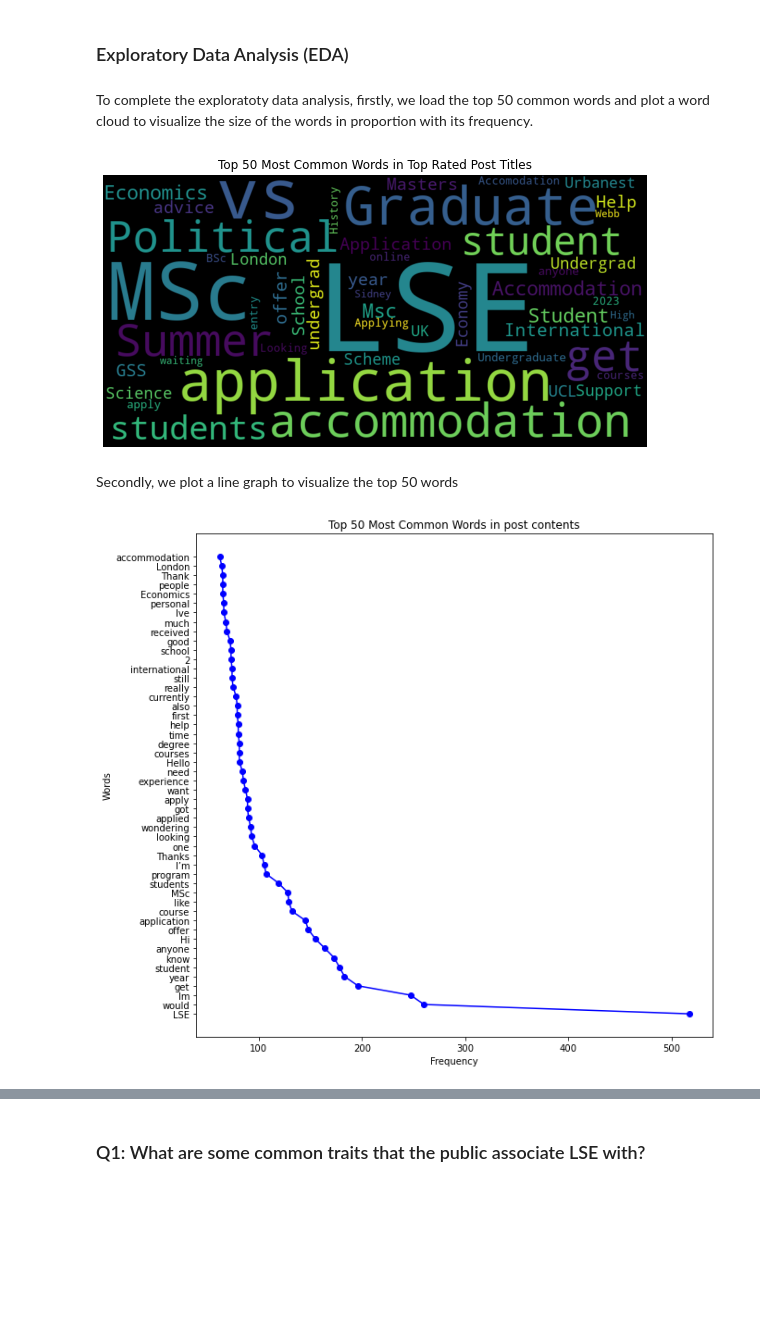
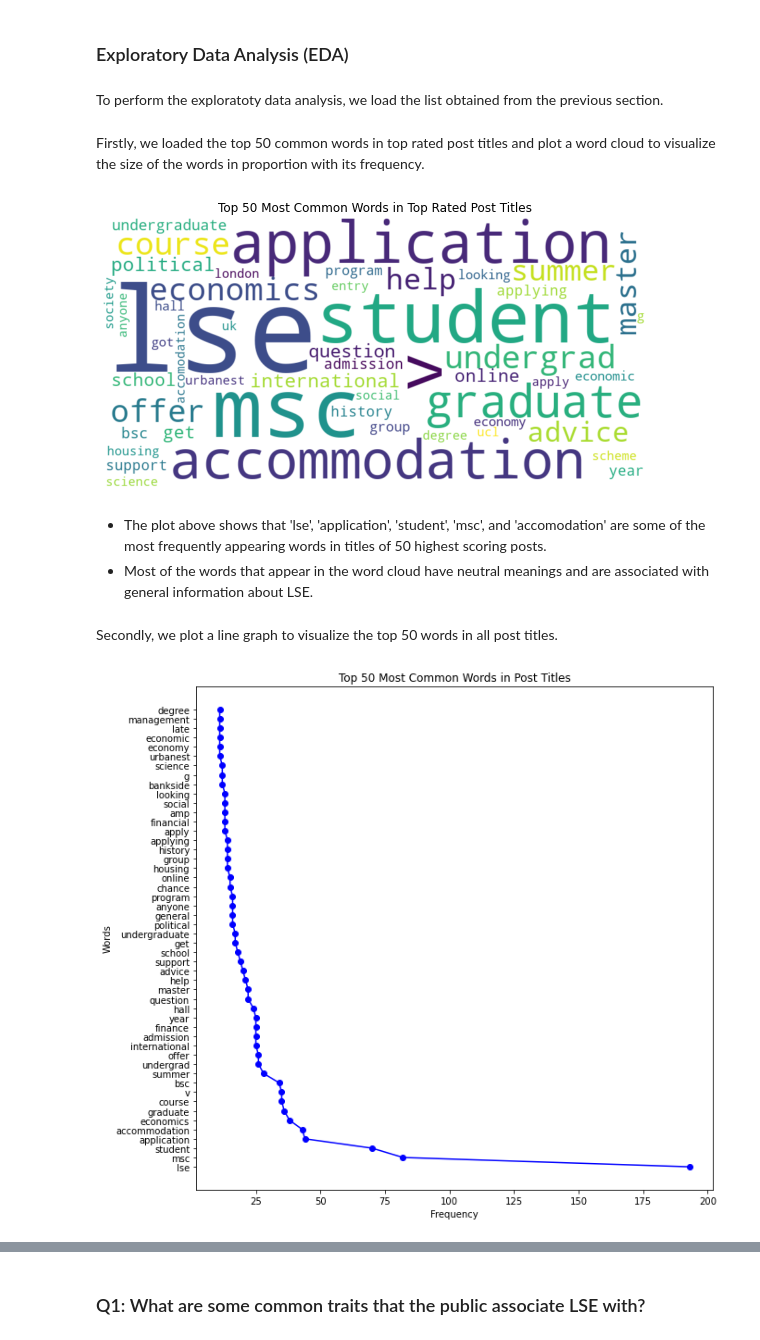
Before and after one commit to st101cc/reddit, a Jupyter notebook: report.ipynb, the cells around one changed output, grey strips where cells are left out. Saved outputs shown, nothing was run; the diff lists cells and outputs as text; code cells hidden in the pictures; blank space fills up the shorter version.

```diff
--- a/report.ipynb
+++ b/report.ipynb
@@ -87,6 +93,10 @@ dtype: object
 #make sure the title and content have the correct type
 df['title'] = df['title'].astype(str)
 df['content'] = df['content'].astype(str)
+# %%
+#lower all cases
+df['title'] = df['title'].apply(str.lower)
+df['content'] = df['content'].apply(str.lower)
 # %%
 # remove stopwords
 import nltk
@@ -109,8 +119,21 @@ def remove_punctuations(text):
 
 df = df.fillna('')
 df = df.applymap(remove_punctuations)
+# %%
+#convert words to its lemma
+from nltk.tokenize import word_tokenize
+from nltk.stem import WordNetLemmatizer
+
+lemmatizer = WordNetLemmatizer()
+
+def lemmatize_text(text):
+    return ' '.join([lemmatizer.lemmatize(w) for w in word_tokenize(text)])
+
+df['title'] = df['title'].apply(lemmatize_text)
+df['content'] = df['content'].apply(lemmatize_text)
 # %%
 #look at the cleaned data
-df.head()
+df = df.reset_index(drop=True)
+df
 # %% [output]
 |  | title | content | score |
@@ -166,8 +198,8 @@ with open('words.pkl', 'wb') as file:
 ## Data Analysis
 # %% [markdown]
 ### Exploratory Data Analysis (EDA)
-# %% [markdown]
-To complete the exploratoty data analysis, firstly, we load the top 50 common words and plot a word cloud to visualize the size of the words in proportion with its frequency.
+# %% [markdown]
+To perform the exploratoty data analysis, we load the list obtained from the previous section.
 # %%
 import pickle
 
@@ -182,28 +214,33 @@ with open('words.pkl', 'rb') as file:
     contents_d = dict(contents)
     top_titles_d = dict(top_titles)
     top_contents_d = dict(top_contents)
+# %% [markdown]
+Firstly, we loaded the top 50 common words in top rated post titles and plot a word cloud to visualize the size of the words in proportion with its frequency.
 # %%
 import matplotlib.pyplot as plt
 from wordcloud import WordCloud
 
 
 # Create a word cloud for 50 most common words in the title of the highest scoring 50 posts
-wordcloud = WordCloud(width=800, height=400).generate_from_frequencies(top_titles_d)
+wordcloud = WordCloud(width=800, height=400, background_color="white").generate_from_frequencies(top_titles_d)
 
 # Plot the word cloud
 plt.figure(figsize=(10, 5))
 plt.imshow(wordcloud, interpolation='bilinear')
 plt.title('Top 50 Most Common Words in Top Rated Post Titles')
 plt.axis('off')
 plt.show()
 # %% [output]
-[figure, old version]
+[figure, new version]
+# %% [markdown]
+ - The plot above shows that 'lse', 'application', 'student', 'msc', and 'accomodation' are some of the most frequently appearing words in titles of 50 highest scoring posts.
+ - Most of the words that appear in the word cloud have neutral meanings and are associated with general information about LSE.
 # %% [markdown]
-Secondly, we plot a line graph to visualize the top 50 words
+Secondly, we plot a line graph to visualize the top 50 words in all post titles.
 # %%
 # Extracting keys and values from dictionary
-names = list(contents_d.keys())
-nums = list(contents_d.values())
+names = list(titles_d.keys())
+nums_t = list(titles_d.values())
 
 # Creating a line graph
 plt.figure(figsize=(10, 10))
@@ -212,9 +249,9 @@ plt.plot(nums, names, marker='o', color='blue')
 # Adding labels and title
 plt.ylabel('Words')
 plt.xlabel('Frequency')
-plt.title('Top 50 Most Common Words in post contents')
+plt.title('Top 50 Most Common Words in Post Titles')
 
 # Displaying the graph
 plt.show()
 # %% [output]
-[figure, old version]
+[figure, new version]
```
Also changed, not shown: parts of 22 cells of this notebook, 1 other file.
